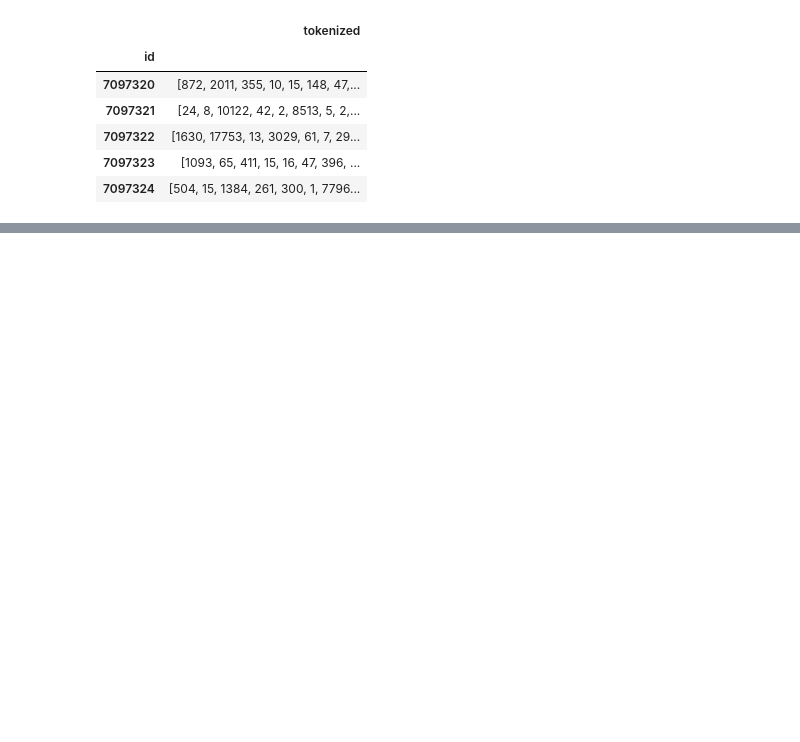
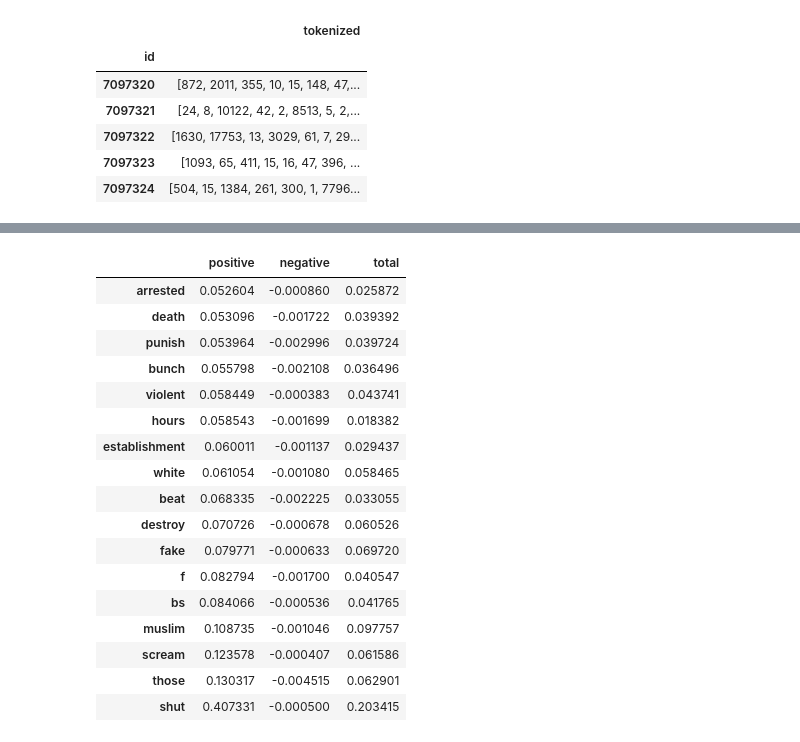
Before and after one commit to robinhad/toxicity-analysis, a Jupyter notebook: outcomes.ipynb, the cells around one changed output, grey strips where cells are left out. Cells and saved outputs as stored; diff of their text form; code cells hidden in the pictures; blank space fills up the shorter version.

Commit message:
Add conflicting SHAP values

```diff
--- a/outcomes.ipynb
+++ b/outcomes.ipynb
@@ -758,0 +731,14 @@ array([[ 0.        ,  0.        ,  0.        , ...,  0.        ,
+# %%
+shaps = []
+
+subset = test[(test["toxicity"] >= 0.5).astype(int) != (test["prediction"] >= 0.5).astype(int)].sample(n=354) # 95% confidence interval, 5% margin error
+
+N_skip = 1
+
+for i in tqdm(range(0, len(subset), N_skip), desc='Calculating SHAP values'):
+    item = subset["comment_text"].to_list()[i:i+N_skip]
+    try:
+        shap_values = explainer(item)
+        shaps.append(shap_values)
+    except:
+        pass
@@ -758,0 +769,24 @@ array([[ 0.        ,  0.        ,  0.        , ...,  0.        ,
+# %%
+total_shaps = {}
+
+for shap_values in shaps:
+    for i, shap_value in enumerate(shap_values.values[0]):
+        #print(shap_value)
+        key = str(shap_values.data[0][i])
+        #print(key)
+        if key not in total_shaps:
+            total_shaps[key] = {"positive": [], "negative": []}
+
+
+        if shap_value >= 0:
+            total_shaps[key]["positive"].append(shap_value)
+        else:
+            total_shaps[key]["negative"].append(shap_value)
+
+
+for key in total_shaps.keys():
+    total_shaps[key]["total"] = np.mean(total_shaps[key]["positive"] + total_shaps[key]["negative"])
+    total_shaps[key]["positive"] = np.mean(total_shaps[key]["positive"])
+    total_shaps[key]["negative"] = np.mean(total_shaps[key]["negative"])
+
+total_shaps.keys()
@@ -758,0 +795,3 @@ array([[ 0.        ,  0.        ,  0.        , ...,  0.        ,
+# %%
+total_shaps_df = pd.DataFrame.from_dict(total_shaps, orient="index")
+total_shaps_df
@@ -758,0 +828,22 @@ array([[ 0.        ,  0.        ,  0.        , ...,  0.        ,
+# %%
+diff_df = total_shaps_df.copy().dropna()
+diff_df[abs(diff_df["total"]) > 0.01].sort_values("positive")[diff_df["positive"] > 0.05]
+# %% [output]
+|  | positive | negative | total |
+| arrested | 0.052604 | -0.000860 | 0.025872 |
+| death | 0.053096 | -0.001722 | 0.039392 |
+| punish | 0.053964 | -0.002996 | 0.039724 |
+| bunch | 0.055798 | -0.002108 | 0.036496 |
+| violent | 0.058449 | -0.000383 | 0.043741 |
+| hours | 0.058543 | -0.001699 | 0.018382 |
+| establishment | 0.060011 | -0.001137 | 0.029437 |
+| white | 0.061054 | -0.001080 | 0.058465 |
+| beat | 0.068335 | -0.002225 | 0.033055 |
+| destroy | 0.070726 | -0.000678 | 0.060526 |
+| fake | 0.079771 | -0.000633 | 0.069720 |
+| f | 0.082794 | -0.001700 | 0.040547 |
+| bs | 0.084066 | -0.000536 | 0.041765 |
+| muslim | 0.108735 | -0.001046 | 0.097757 |
+| scream | 0.123578 | -0.000407 | 0.061586 |
+| those | 0.130317 | -0.004515 | 0.062901 |
+| shut | 0.407331 | -0.000500 | 0.203415 |
```
Also changed, not shown: parts of 12 cells of this notebook.
